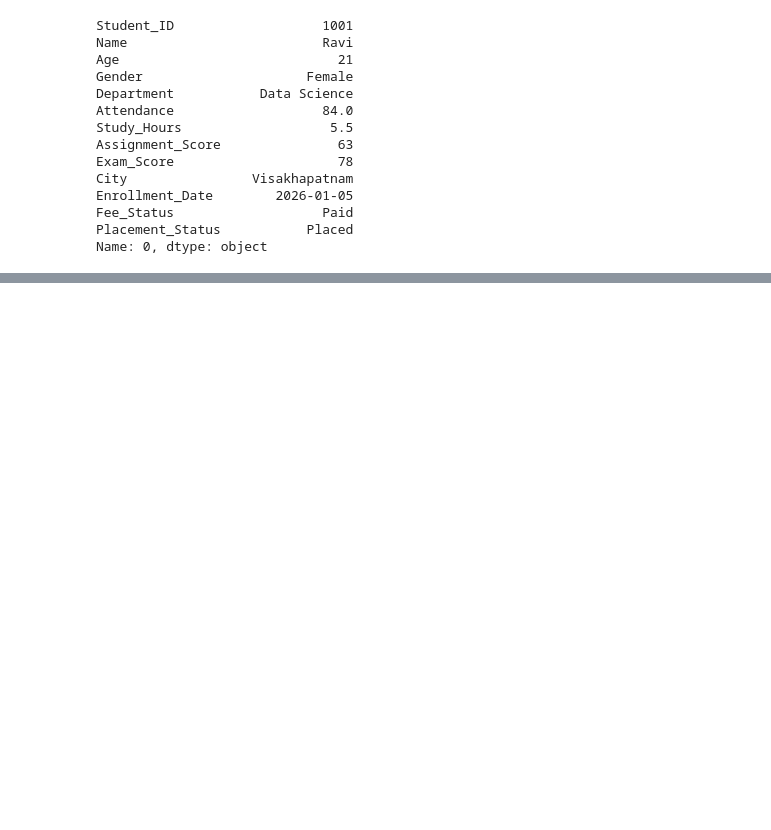
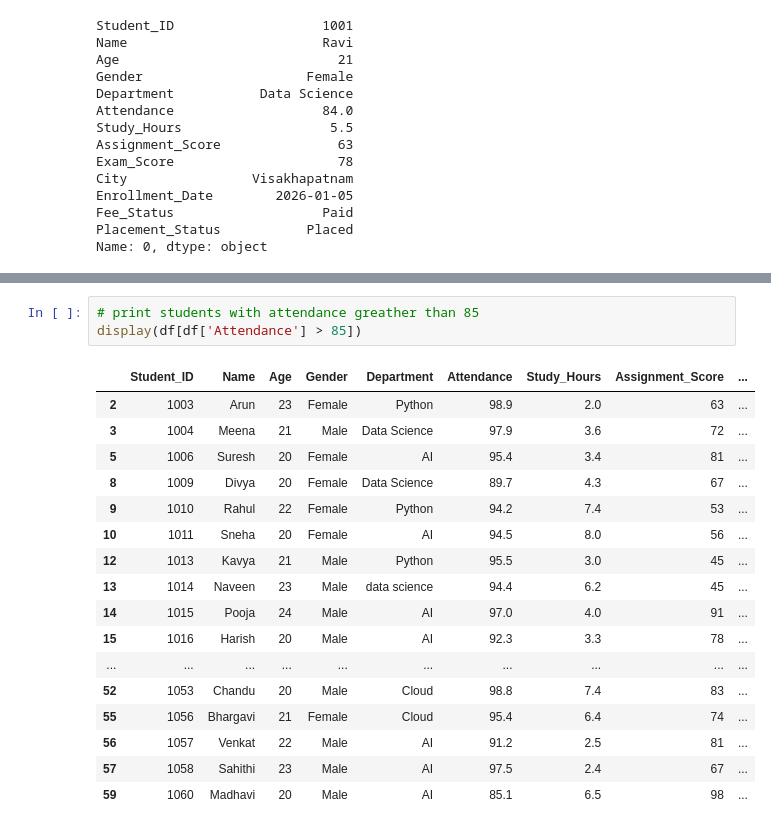
Before and after one commit to AnneMukeshBalaji/calibo, a Jupyter notebook: pandas/pandas_demo.ipynb, the cells around one changed output, grey strips where cells are left out. Cells and saved outputs as stored; diff of their text form; blank space fills up the shorter version.

```diff
--- a/pandas/pandas_demo.ipynb
+++ b/pandas/pandas_demo.ipynb
@@ -384,0 +446,21 @@ display(df.loc[0 : 5,["Name","Exam_Score"]])
+# %%
+# print students with attendance greather than 85
+display(df[df['Attendance'] > 85])
+# %% [output]
+|  | Student_ID | Name | Age | Gender | Department | Attendance | Study_Hours | Assignment_Score | ... |
+| 2 | 1003 | Arun | 23 | Female | Python | 98.9 | 2.0 | 63 | ... |
+| 3 | 1004 | Meena | 21 | Male | Data Science | 97.9 | 3.6 | 72 | ... |
+| 5 | 1006 | Suresh | 20 | Female | AI | 95.4 | 3.4 | 81 | ... |
+| 8 | 1009 | Divya | 20 | Female | Data Science | 89.7 | 4.3 | 67 | ... |
+| 9 | 1010 | Rahul | 22 | Female | Python | 94.2 | 7.4 | 53 | ... |
+| 10 | 1011 | Sneha | 20 | Female | AI | 94.5 | 8.0 | 56 | ... |
+| 12 | 1013 | Kavya | 21 | Male | Python | 95.5 | 3.0 | 45 | ... |
+| 13 | 1014 | Naveen | 23 | Male | data science | 94.4 | 6.2 | 45 | ... |
+| 14 | 1015 | Pooja | 24 | Male | AI | 97.0 | 4.0 | 91 | ... |
+| 15 | 1016 | Harish | 20 | Male | AI | 92.3 | 3.3 | 78 | ... |
+| ... | ... | ... | ... | ... | ... | ... | ... | ... | ... |
+| 52 | 1053 | Chandu | 20 | Male | Cloud | 98.8 | 7.4 | 83 | ... |
+| 55 | 1056 | Bhargavi | 21 | Female | Cloud | 95.4 | 6.4 | 74 | ... |
+| 56 | 1057 | Venkat | 22 | Male | AI | 91.2 | 2.5 | 81 | ... |
+| 57 | 1058 | Sahithi | 23 | Male | AI | 97.5 | 2.4 | 67 | ... |
+| 59 | 1060 | Madhavi | 20 | Male | AI | 85.1 | 6.5 | 98 | ... |
```
Also changed, not shown: parts of 15 cells of this notebook, 2 other files.
